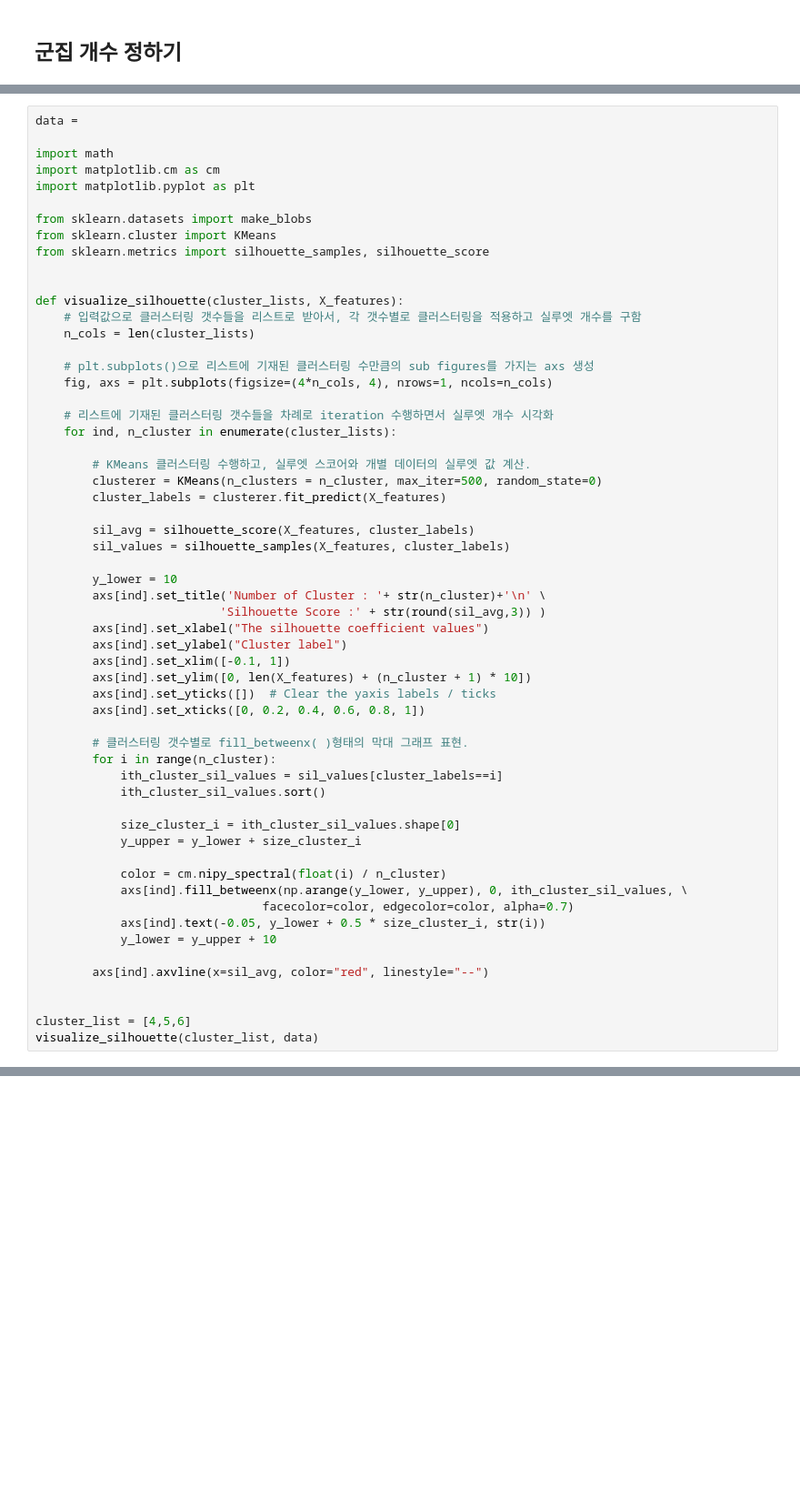
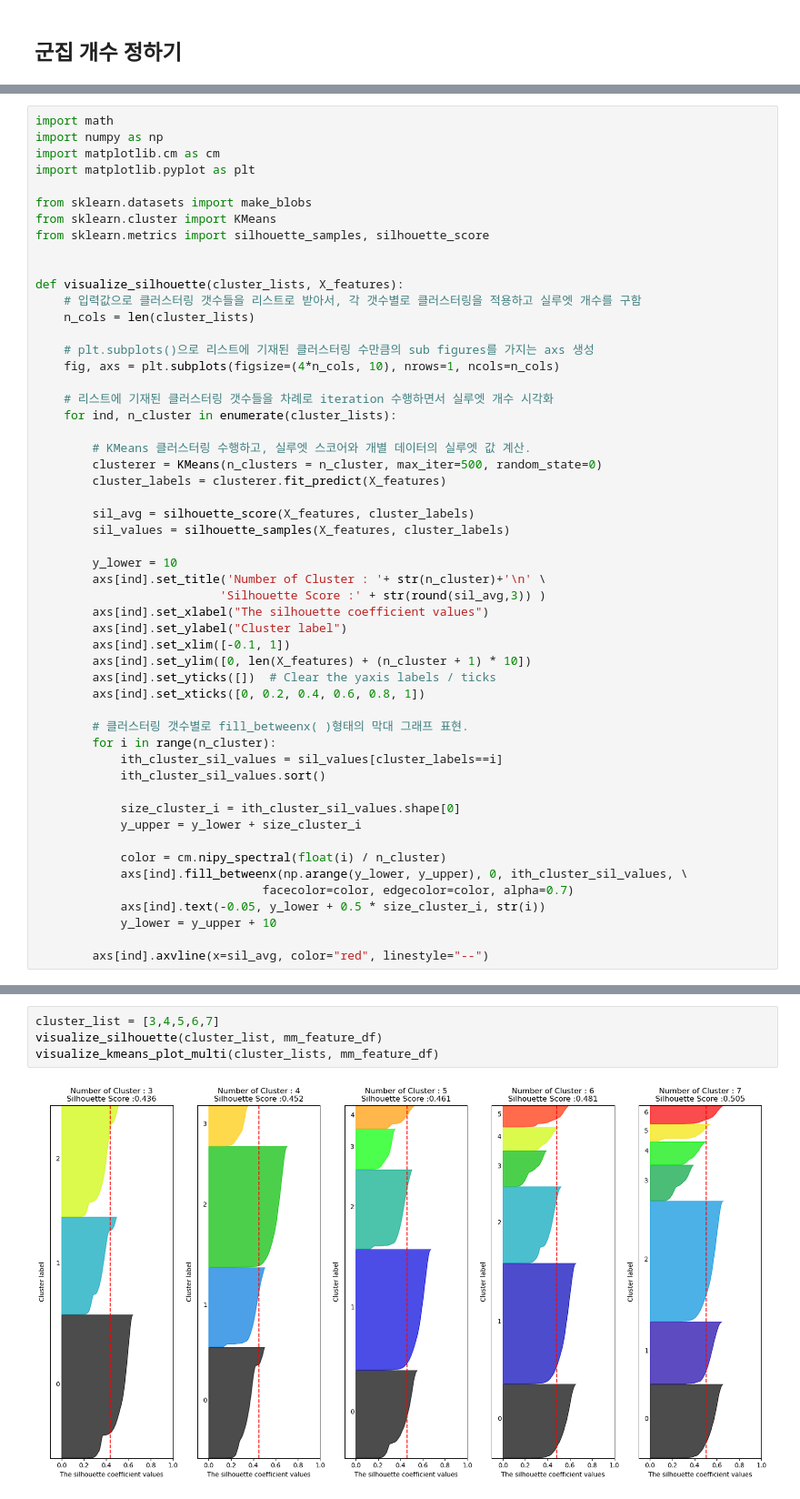
Before and after one commit to leejunghyunA/second_projects, a Jupyter notebook: 군집화_감소 예측 고객 대상 군집화.ipynb, the cells around one changed output, grey strips where cells are left out. Shown at 91% size. Cells and saved outputs as stored; diff of their text form; blank space fills up the shorter version.

```diff
--- a/군집화_감소 예측 고객 대상 군집화.ipynb
+++ b/군집화_감소 예측 고객 대상 군집화.ipynb
@@ -23,7 +320,6 @@ plt.show()
 # %%
-data =
-
 import math
+import numpy as np
 import matplotlib.cm as cm
 import matplotlib.pyplot as plt
 
@@ -37,7 +333,7 @@ def visualize_silhouette(cluster_lists, X_features):
     n_cols = len(cluster_lists)
 
     # plt.subplots()으로 리스트에 기재된 클러스터링 수만큼의 sub figures를 가지는 axs 생성
-    fig, axs = plt.subplots(figsize=(4*n_cols, 4), nrows=1, ncols=n_cols)
+    fig, axs = plt.subplots(figsize=(4*n_cols, 10), nrows=1, ncols=n_cols)
 
     # 리스트에 기재된 클러스터링 갯수들을 차례로 iteration 수행하면서 실루엣 개수 시각화
     for ind, n_cluster in enumerate(cluster_lists):
@@ -74,7 +370,3 @@ def visualize_silhouette(cluster_lists, X_features):
             y_lower = y_upper + 10
 
         axs[ind].axvline(x=sil_avg, color="red", linestyle="--")
-
-
-cluster_list = [4,5,6]
-visualize_silhouette(cluster_list, data)
@@ -80,0 +424,6 @@ visualize_silhouette(cluster_list, data)
+# %%
+cluster_list = [3,4,5,6,7]
+visualize_silhouette(cluster_list, mm_feature_df)
+visualize_kmeans_plot_multi(cluster_lists, mm_feature_df)
+# %% [output]
+[figure, added]
```
Also changed, not shown: parts of 47 cells of this notebook, 3 other files.
